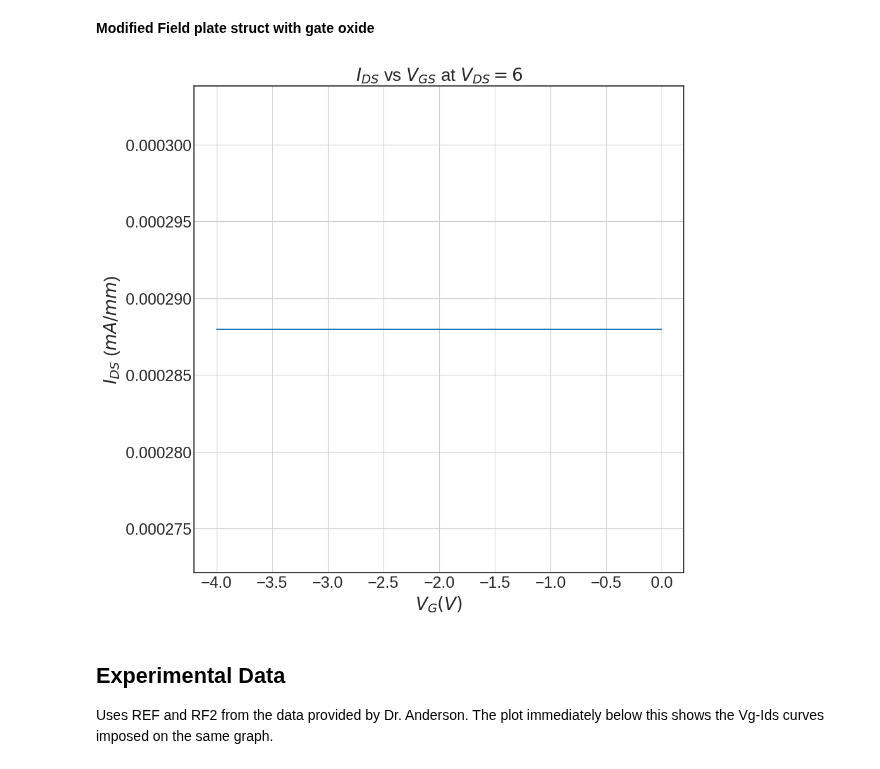
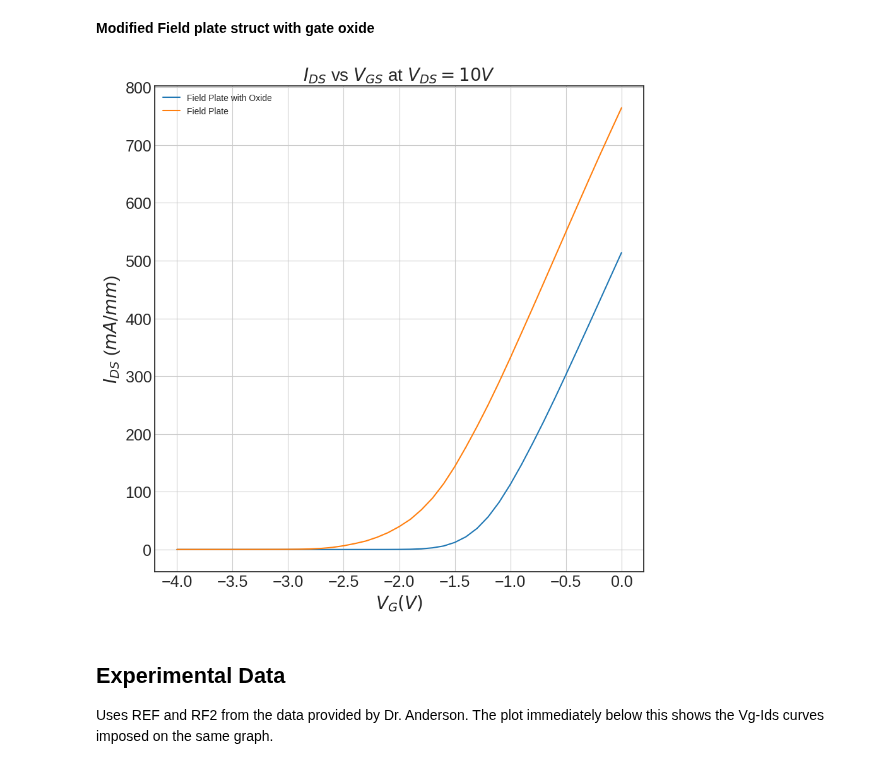
Before and after one commit to IanStafford/banjo-wombat, a Jupyter notebook: allNit/figures.ipynb, the cells around one changed output. Saved outputs shown, nothing was run; the diff lists cells and outputs as text; code cells hidden in the pictures.

```diff
--- a/allNit/figures.ipynb
+++ b/allNit/figures.ipynb
@@ -124,20 +124,22 @@ plt.show()
 # %% [markdown]
 **Modified Field plate struct with gate oxide**
 # %%
-fieldplate_ox_Vgs, fieldplate_ox_Ids = flooxsRead("/home/staffian/banjo-wombat/allNit/figures/fieldplate_ox_Vt.csv")
+fieldplate_trap_Vgs, fieldplate_trap_Ids = flooxsRead("/home/staffian/banjo-wombat/allNit/figures/fieldplate_trap_Vt.csv")
 plt.figure(figsize=[10,10]);
-plt.plot(fieldplate_ox_Vgs, 1000*fieldplate_ox_Ids, label="Field Plate with Oxide");
-plt.title("$I_{DS}$ vs $V_{GS}$ at $V_{DS}=6$", fontsize=20);
+plt.plot(fieldplate_trap_Vgs, 1000*fieldplate_trap_Ids, label="Field Plate with Oxide");
+plt.plot(fieldplate_Vgs, 1000*fieldplate_Ids, label="Field Plate");
+
+plt.title("$I_{DS}$ vs $V_{GS}$ at $V_{DS}=10V$", fontsize=20);
 plt.xlabel("$V_{G} (V)$", fontsize=20);
 plt.ylabel("$I_{DS}$ (${mA}/{mm}$)", fontsize=20);
 plt.xticks(fontsize = 18)
 plt.yticks(fontsize = 18)
 plt.grid(True);
-#plt.legend();
+plt.legend();
 #plt.savefig("Vt.png", dpi=300, bbox_inches='tight')
 plt.show()
 # %% [output]
-[figure, old version]
+[figure, new version]
 # %% [markdown]
 ## Experimental Data
 Uses REF and RF2 from the data provided by Dr. Anderson. The plot immediately below this shows the Vg-Ids curves imposed on the same graph.
```
Also changed, not shown: parts of 3 cells of this notebook, 15 other files.
